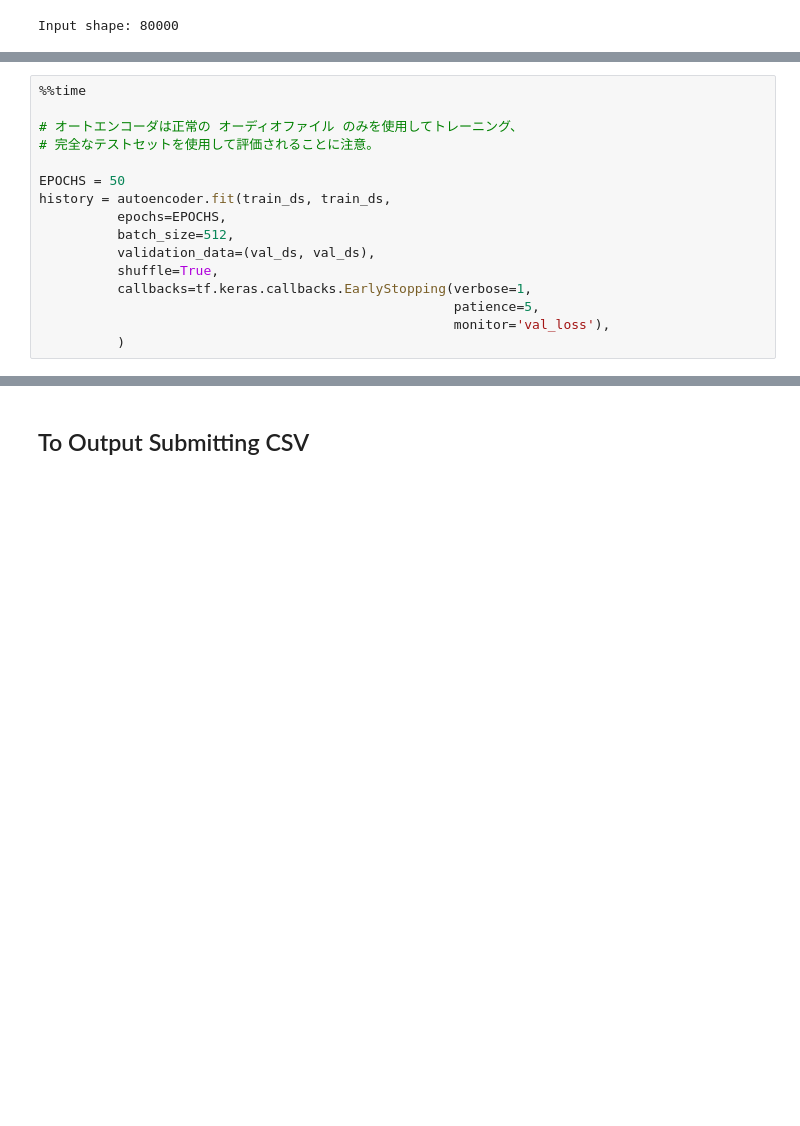
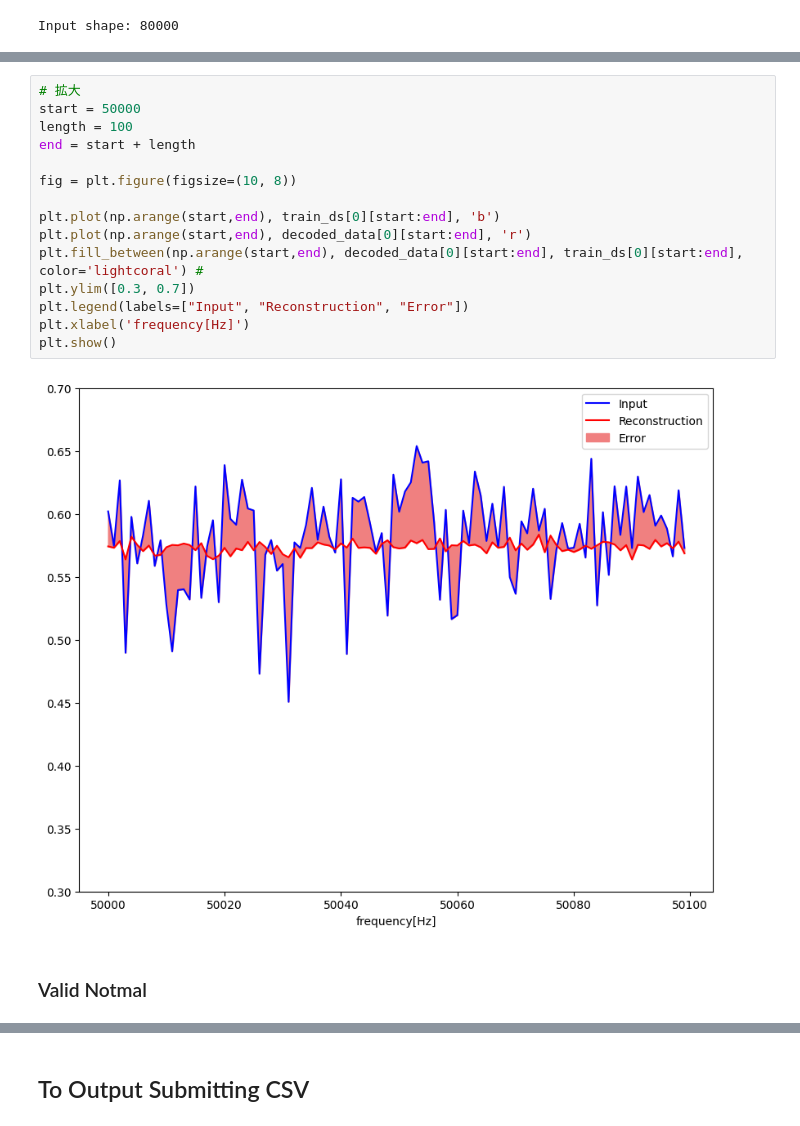
Before and after one commit to Mr-Kondo/_Inbox, a Jupyter notebook: Anomaly_Sound_Detection_AE_WAV.ipynb, the cells around one changed output, grey strips where cells are left out. Cells and saved outputs as stored; diff of their text form; blank space fills up the shorter version.

```diff
--- a/Anomaly_Sound_Detection_AE_WAV.ipynb
+++ b/Anomaly_Sound_Detection_AE_WAV.ipynb
@@ -322,16 +257,0 @@ autoencoder.compile(optimizer=adam_low_rate, loss='mse')
-# %%
-%%time
-
-# オートエンコーダは正常の オーディオファイル のみを使用してトレーニング、
-# 完全なテストセットを使用して評価されることに注意。
-
-EPOCHS = 50
-history = autoencoder.fit(train_ds, train_ds,
-          epochs=EPOCHS,
-          batch_size=512,
-          validation_data=(val_ds, val_ds),
-          shuffle=True,
-          callbacks=tf.keras.callbacks.EarlyStopping(verbose=1,
-                                                     patience=5,
-                                                     monitor='val_loss'),
-          )
@@ -404,0 +349,19 @@ plt.show()
+# %%
+# 拡大
+start = 50000
+length = 100
+end = start + length
+
+fig = plt.figure(figsize=(10, 8))
+
+plt.plot(np.arange(start,end), train_ds[0][start:end], 'b')
+plt.plot(np.arange(start,end), decoded_data[0][start:end], 'r')
+plt.fill_between(np.arange(start,end), decoded_data[0][start:end], train_ds[0][start:end], color='lightcoral') #
+plt.ylim([0.3, 0.7])
+plt.legend(labels=["Input", "Reconstruction", "Error"])
+plt.xlabel('frequency[Hz]')
+plt.show()
+# %% [output]
+[figure, added]
+# %% [markdown]
+### Valid Notmal
```
Also changed, not shown: parts of 86 cells of this notebook.
